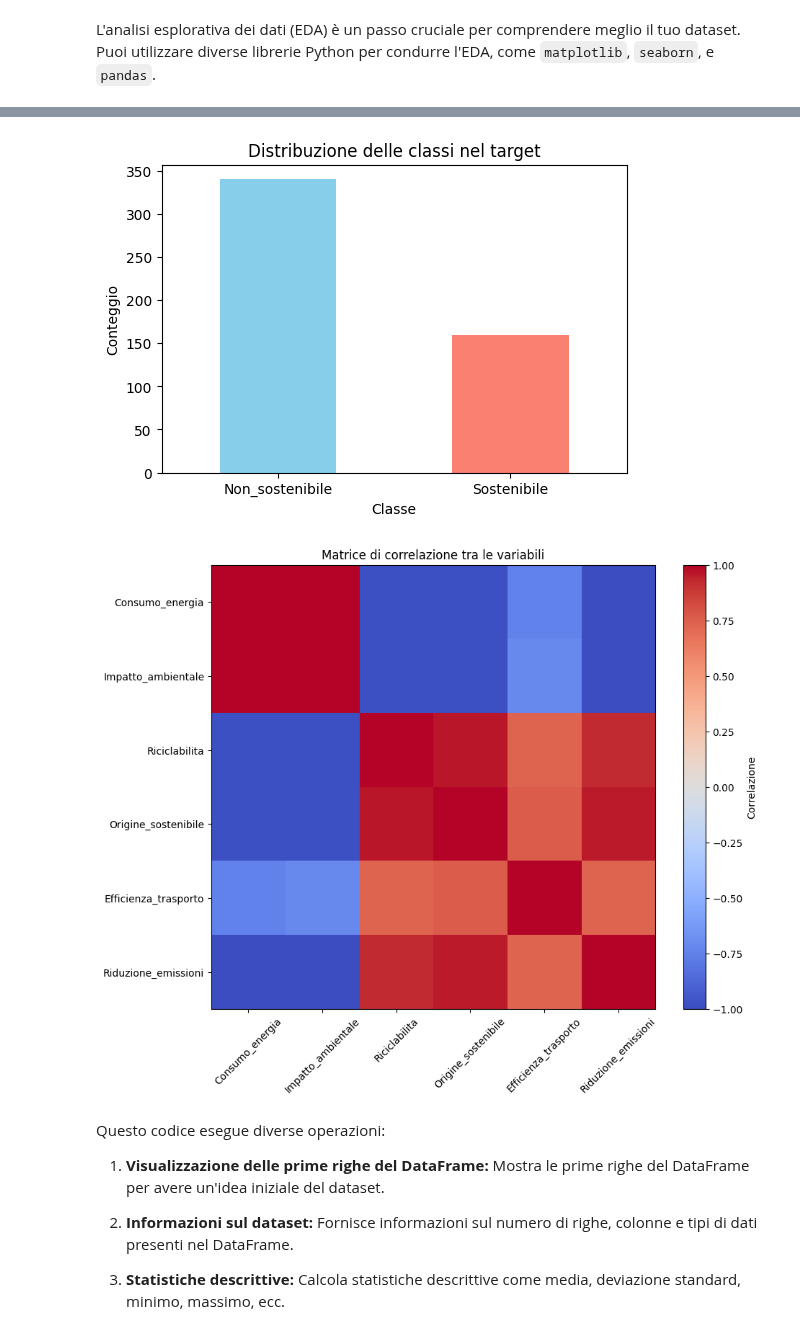
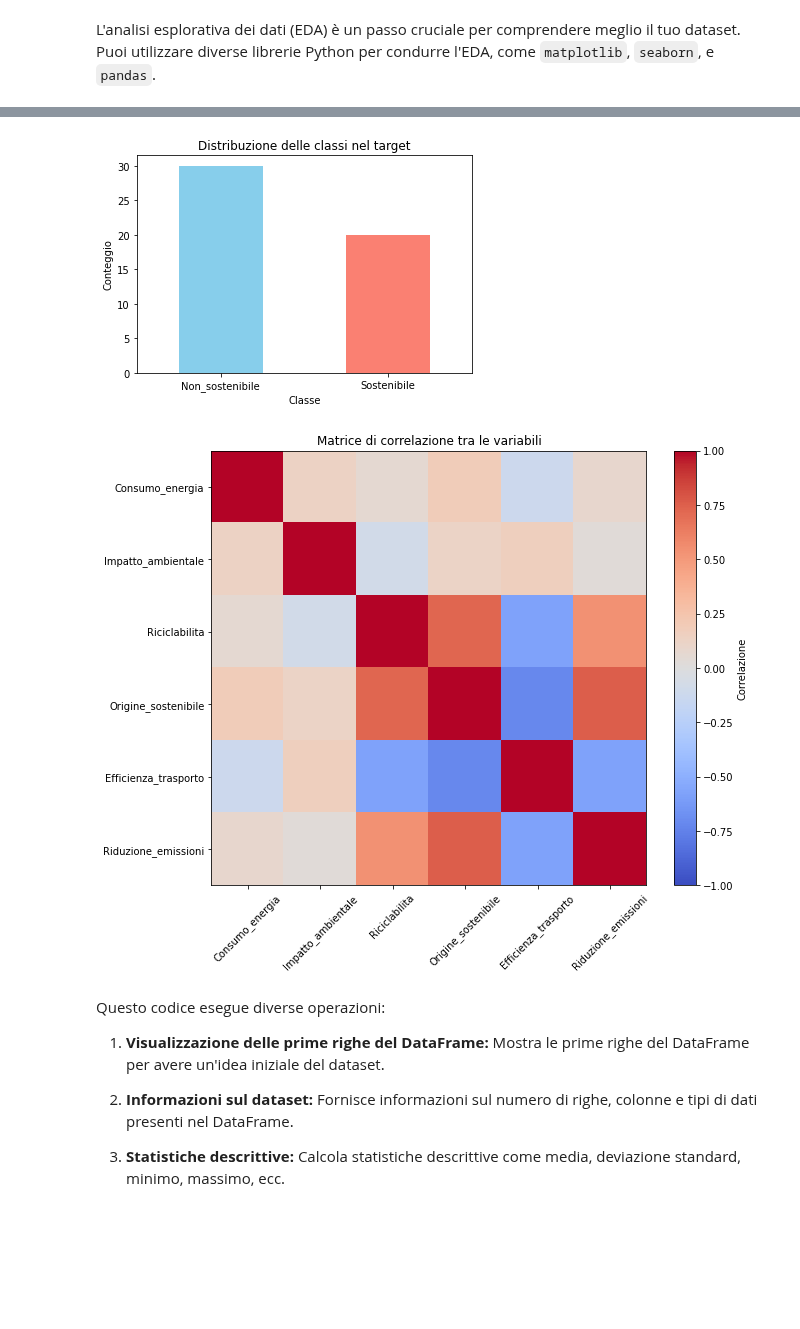
Before and after one commit to DavideScassola/data_analysis_laboratory, a Jupyter notebook: notebooks/Decision_Tree_Lab.ipynb, the cells around one changed output, grey strips where cells are left out. Cells and saved outputs as stored; diff of their text form; code cells hidden in the pictures; blank space fills up the shorter version.

```diff
--- a/notebooks/Decision_Tree_Lab.ipynb
+++ b/notebooks/Decision_Tree_Lab.ipynb
@@ -61,7 +61,7 @@ Questo dataset diventa un'utile risorsa per gli esperti di intelligenza artifici
 # Importa le librerie necessarie
 import pandas as pd
 
-LINK_DATI = 'https://raw.githubusercontent.com/DavideScassola/data_analysys_laboratory/main/notebooks/dati/sustainability_dataset_f.csv'
+LINK_DATI = 'https://raw.githubusercontent.com/DavideScassola/data_analysys_laboratory/main/notebooks/dati/sustainability_dataset_final.csv'
 df = pd.read_csv(LINK_DATI)
 
 # Visualizza le prime righe del DataFrame
@@ -138,7 +138,7 @@ plt.show()
 
 # Matrice di correlazione tra le variabili
 plt.figure(figsize=(10, 8))
-corr_matrix = df.corr()
+corr_matrix = df.drop('Classe', axis=1).corr()
 plt.imshow(corr_matrix, cmap='coolwarm', vmin=-1, vmax=1)
 plt.colorbar(label='Correlazione')
 plt.xticks(np.arange(len(corr_matrix.columns)), corr_matrix.columns, rotation=45)
@@ -165,6 +165,6 @@ Data columns (total 7 columns):
 max               1.000000              1.000000             1.000000
-[figure, old version]
+[figure, new version]
-[figure, old version]
+[figure, new version]
 # %% [markdown]
 Questo codice esegue diverse operazioni:
 
```
Also changed, not shown: parts of 13 cells of this notebook, 2 other files.
